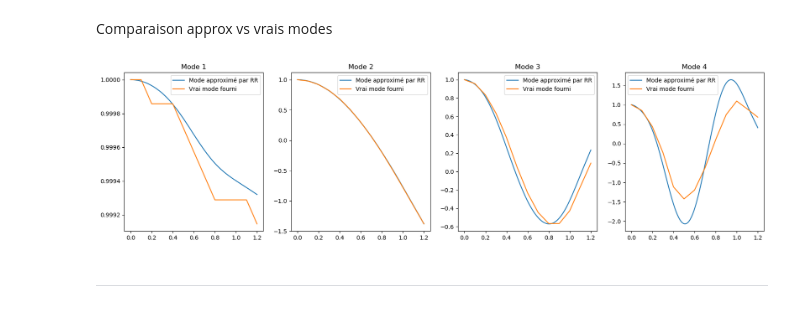
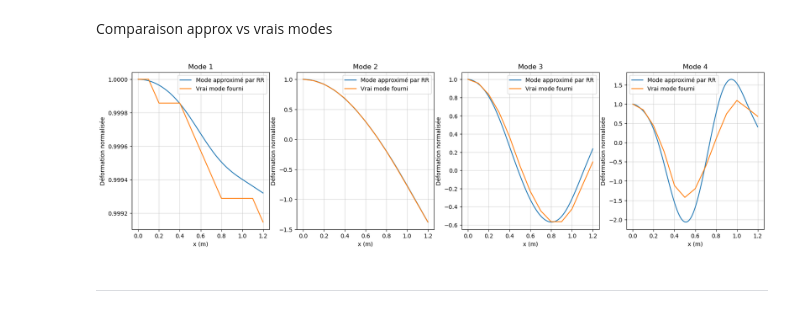
Before and after one commit to tomBeauve/DSM-Projects-code, a Jupyter notebook: Projet 4/Project4.ipynb, the cells around one changed output. Saved outputs shown, nothing was run; the diff lists cells and outputs as text; code cells hidden in the pictures.

Commit message:
plot modif

```diff
--- a/Projet 4/Project4.ipynb
+++ b/Projet 4/Project4.ipynb
@@ -160,0 +154,37 @@ for f in range(4):
+# %%
+fig, ax_f = plt.subplots(2, 2, figsize=(12, 10), dpi=300)
+fig2, ax_e = plt.subplots(2, 2, figsize=(12, 10), dpi=300)
+
+for f in range(4):
+    N_plot = np.linspace(N_min, N_max, N_max-N_min+1)
+
+    ax_f[f//2][f % 2].scatter(N_plot, freq_matrix[:, f],
+                              label=f'Approximation', color='r')
+
+    ax_f[f//2][f % 2].axhline(y=nat_freq[f], color='blue',
+                              zorder=0, label='Fréquence fournie')
+    ax_f[f//2][f % 2].set_xlabel('Nombre de fonctions d\'approximation')
+    ax_f[f//2][f % 2].set_ylabel('Fréquence (Hz)')
+    ax_f[f//2][f %
+               2].set_title(f"Evolution de l'approximation de la fréquence {f+1}")
+    ax_f[f//2][f % 2].legend()
+    ax_f[f//2][f % 2].grid(True, alpha=0.3)
+
+    ax_f[f//2][f % 2].spines['top'].set_visible(False)
+    ax_f[f//2][f % 2].spines['right'].set_visible(False)
+    ax_f[f//2][f % 2].spines['left'].set_position(('outward', 0))
+    ax_f[f//2][f % 2].spines['bottom'].set_position(('outward', 0))
+
+    ax_e[f//2][f % 2].scatter(N_plot, error_matrix[:, f],
+                              label=f'Fréquence {f+1}', color='r')
+    ax_e[f//2][f % 2].set_xlabel('Nombre de fonctions d\'approximation')
+    ax_e[f//2][f % 2].set_ylabel('Erreur relative (%)')
+
+    ax_e[f//2][f % 2].set_title(f"Erreur relative sur la fréquence {f+1}")
+    ax_e[f//2][f % 2].grid(True, alpha=0.3)
+    ax_e[f//2][f % 2].spines['top'].set_visible(False)
+    ax_e[f//2][f % 2].spines['right'].set_visible(False)
+    ax_e[f//2][f % 2].spines['left'].set_position(('outward', 0))
+    ax_e[f//2][f % 2].spines['bottom'].set_position(('outward', 0))
+fig.savefig('Plots/P4_freq_approx_2_2.png')
+fig2.savefig('Plots/P4_rror_approx_2_2.png')
@@ -199,14 +232,13 @@ K = Stiff(N_rr)
 freq, q = eig(K, M)
 
 
-sorted_indices = np.argsort(np.abs(np.sqrt(w)))
+sorted_indices = np.argsort(np.abs(np.sqrt(freq)))
 q = q[:, sorted_indices]
 
 U_ritz = np.zeros((4, nb_points))
 for m in range(0, 4):
     U_ritz[m, :] = modeshape(m, N_rr, q, length, nb_points)  # m-ieme mode
 
-
     plt.plot(x_plot_mode, U_ritz[m, :], label=f"Mode {m+1}")
 
 plt.legend()
@@ -219,22 +251,25 @@ Comparaison approx vs vrais modes
 # %%
 # on reprend les modes approx U_ritz[:,m] calculés dans la cellule précédente
 
 x_plot_data = np.linspace(0, length, 13)  # points tous les 0.1m
 x_plot_data = np.insert(x_plot_data, 4, 0.4)  # on ajoute le moteur
 
 
 fig, ax = plt.subplots(1, 4, figsize=(20, 5))
 modes_simu = np.zeros_like(modes_data)
 for m in range(0, 4):
 
     ax[m].plot(x_plot_mode, U_ritz[m, :], label="Mode approximé par RR")
 
     modes_simu[:, m] = modes_data[:, m]/modes_data[0, m]
     ax[m].plot(x_plot_data, modes_simu[:, m], label=f"Vrai mode fourni")
     ax[m].legend()
     ax[m].set_title(f"Mode {m+1}")
+    ax[m].set_xlabel("x (m)")
+    ax[m].set_ylabel("Déformation normalisée")
+    ax[m].grid(True, alpha=0.5)
 # %% [output]
-[figure, old version]
+[figure, new version]
 # %% [markdown]
 ---
 # %% [markdown]
```
Also changed, not shown: parts of 7 cells of this notebook, 5 other files.
